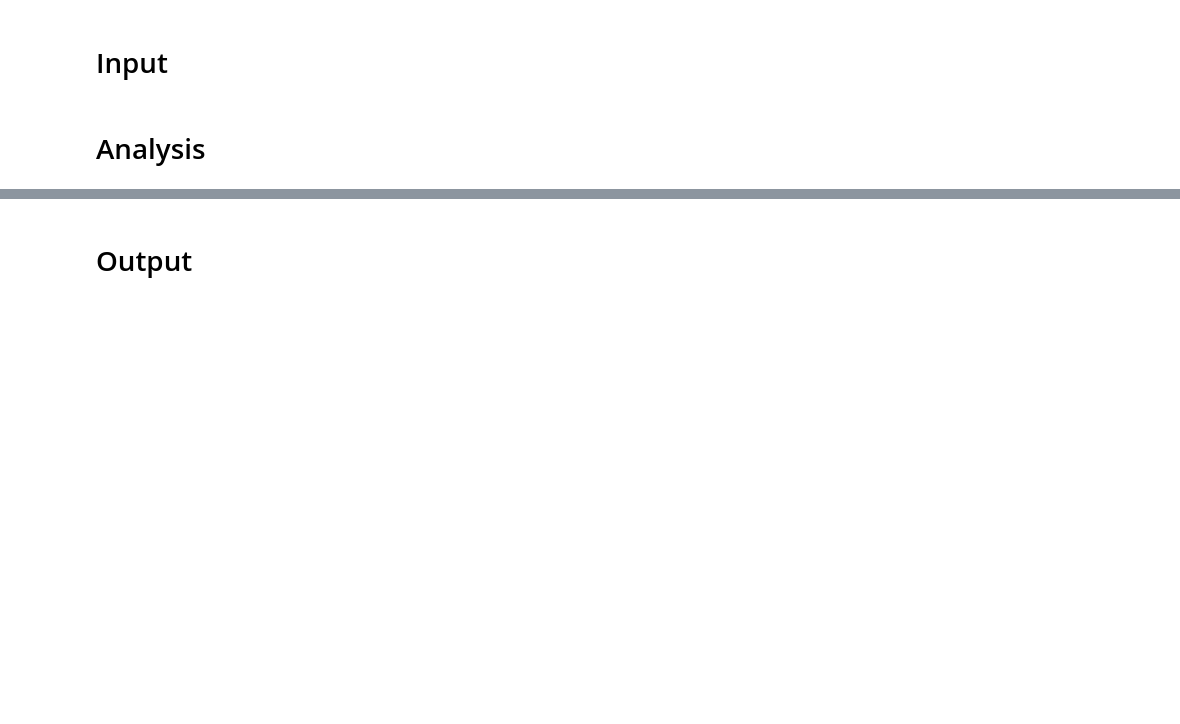
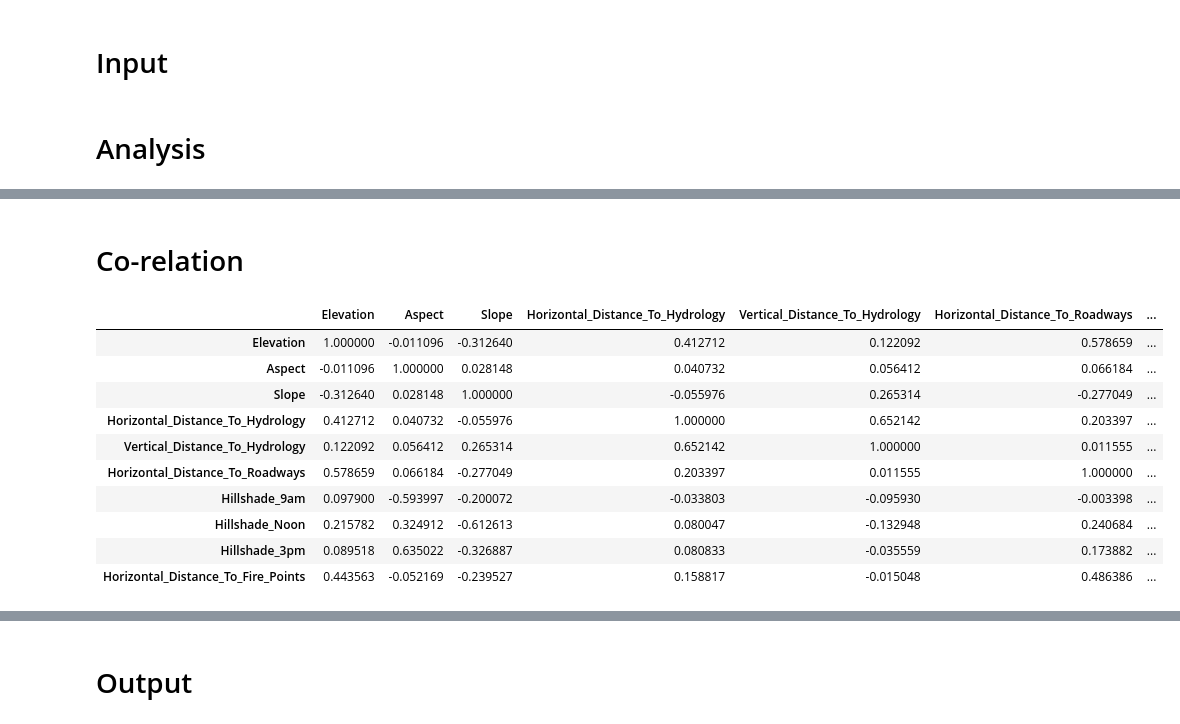
Before and after one commit to codelibra/Forest-cover-type-prediction, a Jupyter notebook: Forest Cover.ipynb, the cells around one changed output, grey strips where cells are left out. Drawn from its saved outputs; the diff is of its cells as text; code cells hidden in the pictures; blank space fills up the shorter version.

```diff
--- a/Forest Cover.ipynb
+++ b/Forest Cover.ipynb
@@ -20,0 +86,2 @@ train.head(50)
+# %% [markdown]
+# Co-relation
@@ -20,0 +93,14 @@ train.head(50)
+# %%
+data_corr
+# %% [output]
+|  | Elevation | Aspect | Slope | Horizontal_Distance_To_Hydrology | Vertical_Distance_To_Hydrology | Horizontal_Distance_To_Roadways | ... |
+| Elevation | 1.000000 | -0.011096 | -0.312640 | 0.412712 | 0.122092 | 0.578659 | ... |
+| Aspect | -0.011096 | 1.000000 | 0.028148 | 0.040732 | 0.056412 | 0.066184 | ... |
+| Slope | -0.312640 | 0.028148 | 1.000000 | -0.055976 | 0.265314 | -0.277049 | ... |
+| Horizontal_Distance_To_Hydrology | 0.412712 | 0.040732 | -0.055976 | 1.000000 | 0.652142 | 0.203397 | ... |
+| Vertical_Distance_To_Hydrology | 0.122092 | 0.056412 | 0.265314 | 0.652142 | 1.000000 | 0.011555 | ... |
+| Horizontal_Distance_To_Roadways | 0.578659 | 0.066184 | -0.277049 | 0.203397 | 0.011555 | 1.000000 | ... |
+| Hillshade_9am | 0.097900 | -0.593997 | -0.200072 | -0.033803 | -0.095930 | -0.003398 | ... |
+| Hillshade_Noon | 0.215782 | 0.324912 | -0.612613 | 0.080047 | -0.132948 | 0.240684 | ... |
+| Hillshade_3pm | 0.089518 | 0.635022 | -0.326887 | 0.080833 | -0.035559 | 0.173882 | ... |
+| Horizontal_Distance_To_Fire_Points | 0.443563 | -0.052169 | -0.239527 | 0.158817 | -0.015048 | 0.486386 | ... |
```
Also changed, not shown: parts of 16 cells of this notebook.
